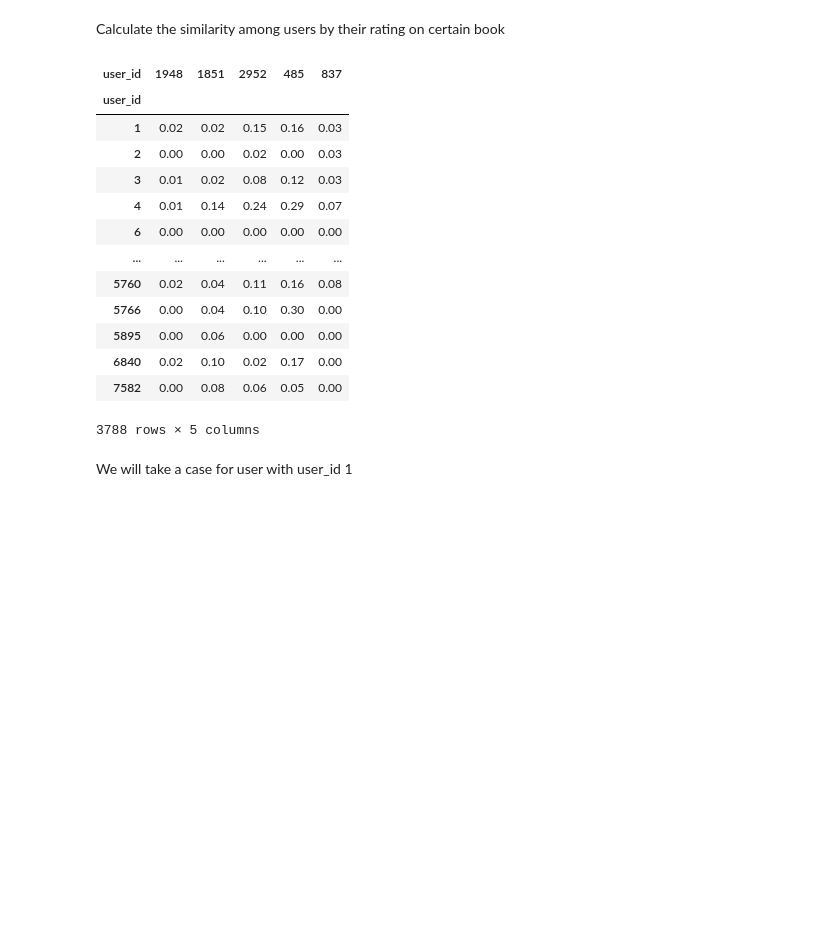
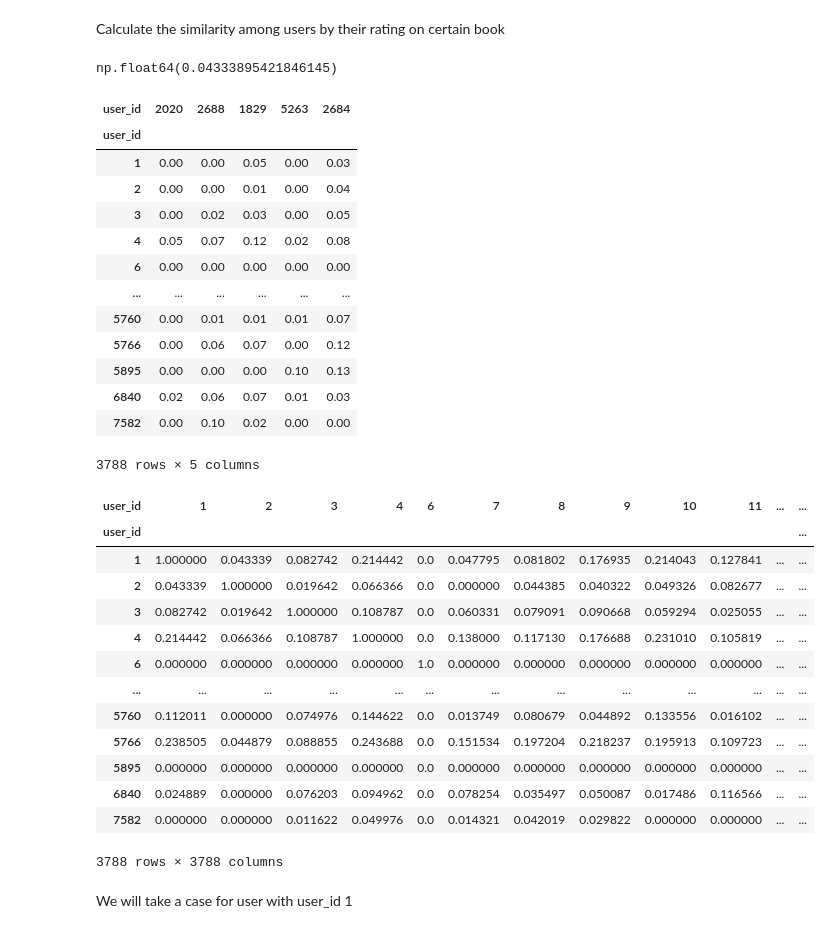
Before and after one commit to FTDS-learning-materials/phase-1, a Jupyter notebook: w3/P1W3D1AM - Recommender System.ipynb, the cells around one changed output. Cells and saved outputs as stored; diff of their text form; code cells hidden in the pictures; blank space fills up the shorter version.

```diff
--- a/w3/P1W3D1AM - Recommender System.ipynb
+++ b/w3/P1W3D1AM - Recommender System.ipynb
@@ -292,0 +360,5 @@ ratings.head()
+# %%
+# Data loading
+
+books = pd.read_csv('https://raw.githubusercontent.com/FTDS-learning-materials/phase-1/refs/heads/v2.4/w3/P1W3D1AM%20-%20Recommender%20System%20-%20books.csv')
+ratings = pd.read_csv('https://raw.githubusercontent.com/FTDS-learning-materials/phase-1/refs/heads/v2.4/w3/P1W3D1AM%20-%20Recommender%20System%20-%20ratings.csv')
@@ -321,24 +490,59 @@ normalized_ratings_matrix.head()
 # %% [markdown]
 Calculate the similarity among users by their rating on certain book
+# %%
+# Define cosine similarity function to get the similarity between 2 movies
+
+def cosine_sim(vect1,vect2):
+  norm_1 = np.linalg.norm(vect1)
+  norm_2 = np.linalg.norm(vect2)
+
+  cos_sim = (vect1 @ vect2) / (norm_1 * norm_2)
+  return cos_sim
+
+# Calculate cosine similarity between user_id=1 and user_id=2
+cosine_sim(normalized_ratings_matrix.loc[1], normalized_ratings_matrix.loc[2])
+# %% [output]
+np.float64(0.04333895421846145)
 # %%
+# Calculate cosine similarity between users
+
 cossim = cosine_similarity(normalized_ratings_matrix)
 df = pd.DataFrame(cossim, index=normalized_ratings_matrix.index, columns=normalized_ratings_matrix.index)
 df.sample(5, axis=1).round(2)
 # %% [output]
-| user_id | 1948 | 1851 | 2952 | 485 | 837 |
+| user_id | 2020 | 2688 | 1829 | 5263 | 2684 |
 | user_id |  |  |  |  |  |
-| 1 | 0.02 | 0.02 | 0.15 | 0.16 | 0.03 |
-| 2 | 0.00 | 0.00 | 0.02 | 0.00 | 0.03 |
-| 3 | 0.01 | 0.02 | 0.08 | 0.12 | 0.03 |
-| 4 | 0.01 | 0.14 | 0.24 | 0.29 | 0.07 |
+| 1 | 0.00 | 0.00 | 0.05 | 0.00 | 0.03 |
+| 2 | 0.00 | 0.00 | 0.01 | 0.00 | 0.04 |
+| 3 | 0.00 | 0.02 | 0.03 | 0.00 | 0.05 |
+| 4 | 0.05 | 0.07 | 0.12 | 0.02 | 0.08 |
 | 6 | 0.00 | 0.00 | 0.00 | 0.00 | 0.00 |
 | ... | ... | ... | ... | ... | ... |
-| 5760 | 0.02 | 0.04 | 0.11 | 0.16 | 0.08 |
-| 5766 | 0.00 | 0.04 | 0.10 | 0.30 | 0.00 |
-| 5895 | 0.00 | 0.06 | 0.00 | 0.00 | 0.00 |
-| 6840 | 0.02 | 0.10 | 0.02 | 0.17 | 0.00 |
-| 7582 | 0.00 | 0.08 | 0.06 | 0.05 | 0.00 |
+| 5760 | 0.00 | 0.01 | 0.01 | 0.01 | 0.07 |
+| 5766 | 0.00 | 0.06 | 0.07 | 0.00 | 0.12 |
+| 5895 | 0.00 | 0.00 | 0.00 | 0.10 | 0.13 |
+| 6840 | 0.02 | 0.06 | 0.07 | 0.01 | 0.03 |
+| 7582 | 0.00 | 0.10 | 0.02 | 0.00 | 0.00 |
 3788 rows × 5 columns
+# %%
+# Show all cosine similarity matrix between users
+
+df
+# %% [output]
+| user_id | 1 | 2 | 3 | 4 | 6 | 7 | 8 | 9 | 10 | 11 | ... | ... |
+| user_id |  |  |  |  |  |  |  |  |  |  |  | ... |
+| 1 | 1.000000 | 0.043339 | 0.082742 | 0.214442 | 0.0 | 0.047795 | 0.081802 | 0.176935 | 0.214043 | 0.127841 | ... | ... |
+| 2 | 0.043339 | 1.000000 | 0.019642 | 0.066366 | 0.0 | 0.000000 | 0.044385 | 0.040322 | 0.049326 | 0.082677 | ... | ... |
+| 3 | 0.082742 | 0.019642 | 1.000000 | 0.108787 | 0.0 | 0.060331 | 0.079091 | 0.090668 | 0.059294 | 0.025055 | ... | ... |
+| 4 | 0.214442 | 0.066366 | 0.108787 | 1.000000 | 0.0 | 0.138000 | 0.117130 | 0.176688 | 0.231010 | 0.105819 | ... | ... |
+| 6 | 0.000000 | 0.000000 | 0.000000 | 0.000000 | 1.0 | 0.000000 | 0.000000 | 0.000000 | 0.000000 | 0.000000 | ... | ... |
+| ... | ... | ... | ... | ... | ... | ... | ... | ... | ... | ... | ... | ... |
+| 5760 | 0.112011 | 0.000000 | 0.074976 | 0.144622 | 0.0 | 0.013749 | 0.080679 | 0.044892 | 0.133556 | 0.016102 | ... | ... |
+| 5766 | 0.238505 | 0.044879 | 0.088855 | 0.243688 | 0.0 | 0.151534 | 0.197204 | 0.218237 | 0.195913 | 0.109723 | ... | ... |
+| 5895 | 0.000000 | 0.000000 | 0.000000 | 0.000000 | 0.0 | 0.000000 | 0.000000 | 0.000000 | 0.000000 | 0.000000 | ... | ... |
+| 6840 | 0.024889 | 0.000000 | 0.076203 | 0.094962 | 0.0 | 0.078254 | 0.035497 | 0.050087 | 0.017486 | 0.116566 | ... | ... |
+| 7582 | 0.000000 | 0.000000 | 0.011622 | 0.049976 | 0.0 | 0.014321 | 0.042019 | 0.029822 | 0.000000 | 0.000000 | ... | ... |
+3788 rows × 3788 columns
 # %% [markdown]
 We will take a case for user with user_id 1
 # %%
```
Also changed, not shown: parts of 56 cells of this notebook.
